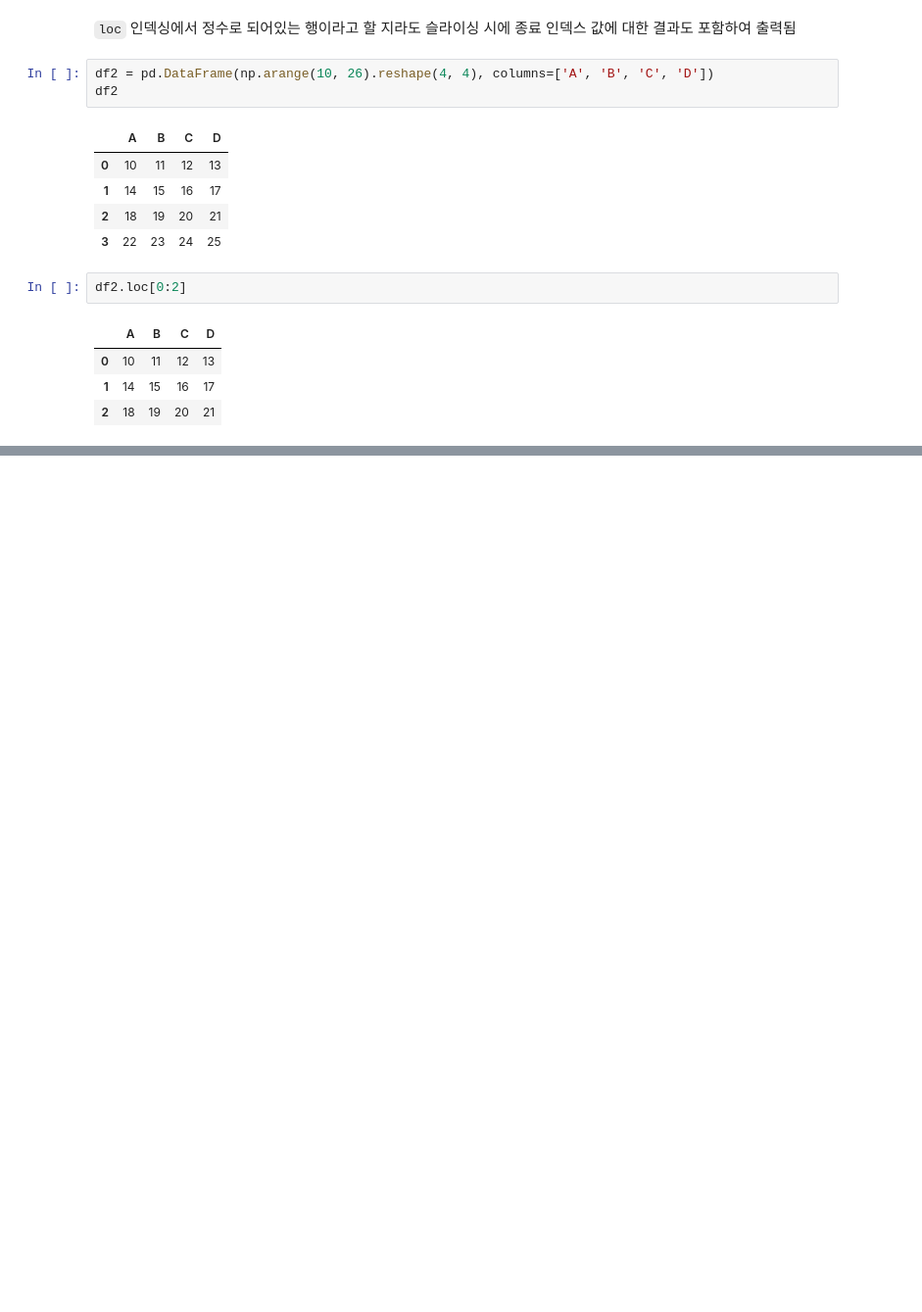
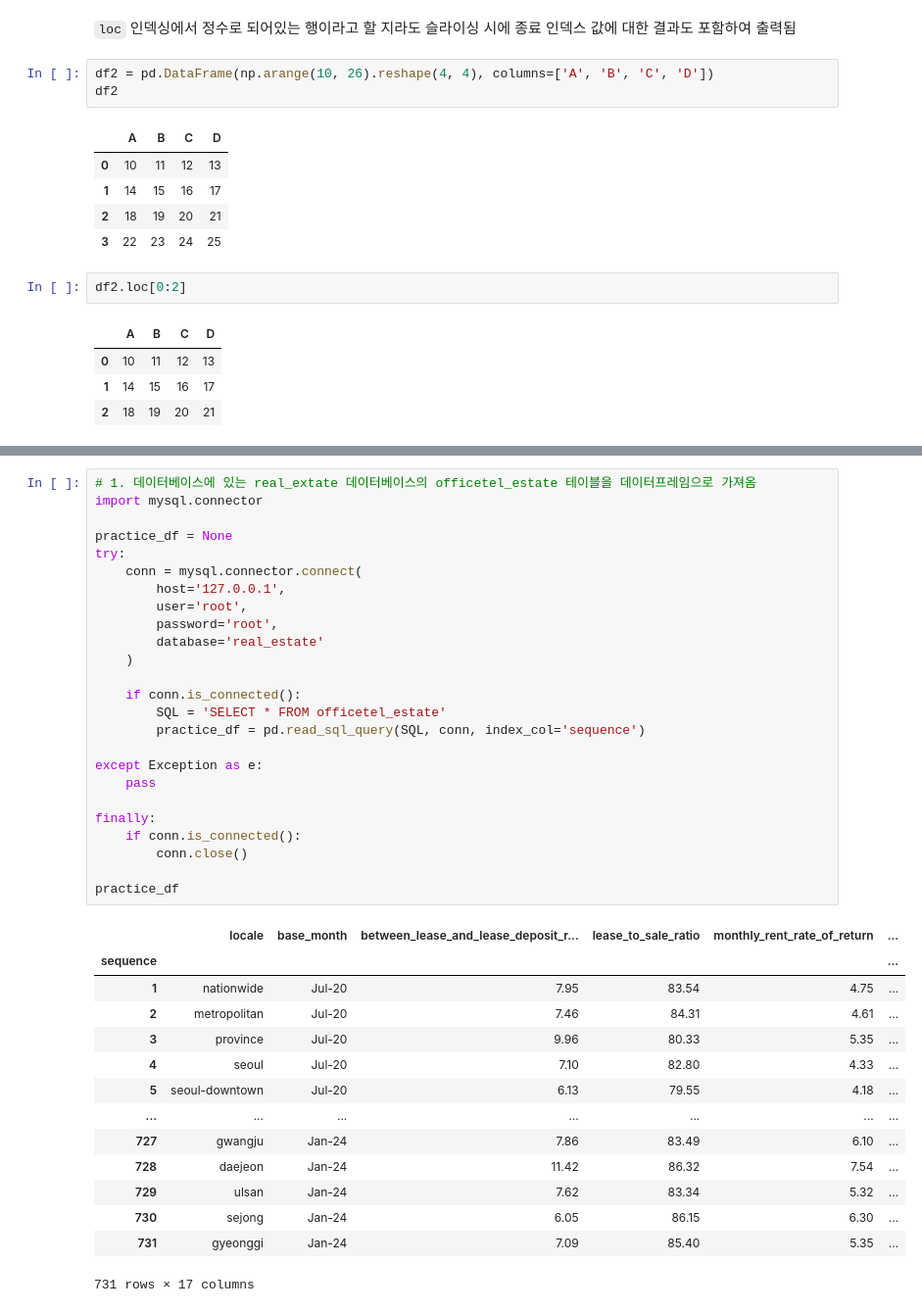
Before and after one commit to hhhunnn/html, a Jupyter notebook: 4_pandas_data_analsis/3_pandas_indexing.ipynb, the cells around one changed output, grey strips where cells are left out. Shown at 98% size. Saved outputs shown, nothing was run; the diff lists cells and outputs as text; blank space fills up the shorter version.

```diff
--- a/4_pandas_data_analsis/3_pandas_indexing.ipynb
+++ b/4_pandas_data_analsis/3_pandas_indexing.ipynb
@@ -90,0 +145,40 @@ df2.loc[0:2]
+# %%
+# 1. 데이터베이스에 있는 real_extate 데이터베이스의 officetel_estate 테이블을 데이터프레임으로 가져옴
+import mysql.connector
+
+practice_df = None
+try:
+    conn = mysql.connector.connect(
+        host='127.0.0.1',
+        user='root',
+        password='root',
+        database='real_estate'
+    )
+
+    if conn.is_connected():
+        SQL = 'SELECT * FROM officetel_estate'
+        practice_df = pd.read_sql_query(SQL, conn, index_col='sequence')
+
+except Exception as e:
+    pass
+
+finally:
+    if conn.is_connected():
+        conn.close()
+
+practice_df
+# %% [output]
+|  | locale | base_month | between_lease_and_lease_deposit_r... | lease_to_sale_ratio | monthly_rent_rate_of_return | ... |
+| sequence |  |  |  |  |  | ... |
+| 1 | nationwide | Jul-20 | 7.95 | 83.54 | 4.75 | ... |
+| 2 | metropolitan | Jul-20 | 7.46 | 84.31 | 4.61 | ... |
+| 3 | province | Jul-20 | 9.96 | 80.33 | 5.35 | ... |
+| 4 | seoul | Jul-20 | 7.10 | 82.80 | 4.33 | ... |
+| 5 | seoul-downtown | Jul-20 | 6.13 | 79.55 | 4.18 | ... |
+| ... | ... | ... | ... | ... | ... | ... |
+| 727 | gwangju | Jan-24 | 7.86 | 83.49 | 6.10 | ... |
+| 728 | daejeon | Jan-24 | 11.42 | 86.32 | 7.54 | ... |
+| 729 | ulsan | Jan-24 | 7.62 | 83.34 | 5.32 | ... |
+| 730 | sejong | Jan-24 | 6.05 | 86.15 | 6.30 | ... |
+| 731 | gyeonggi | Jan-24 | 7.09 | 85.40 | 5.35 | ... |
+731 rows × 17 columns
```
Also changed, not shown: parts of 15 cells of this notebook, 1 other file.
